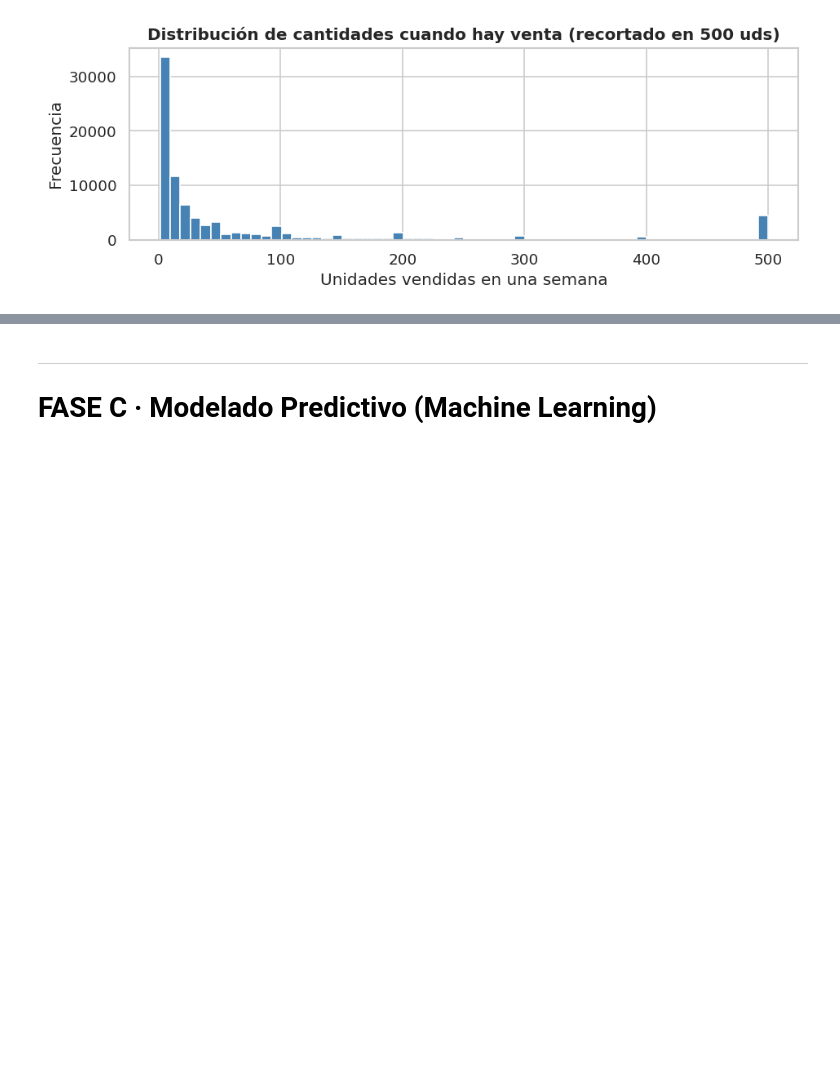
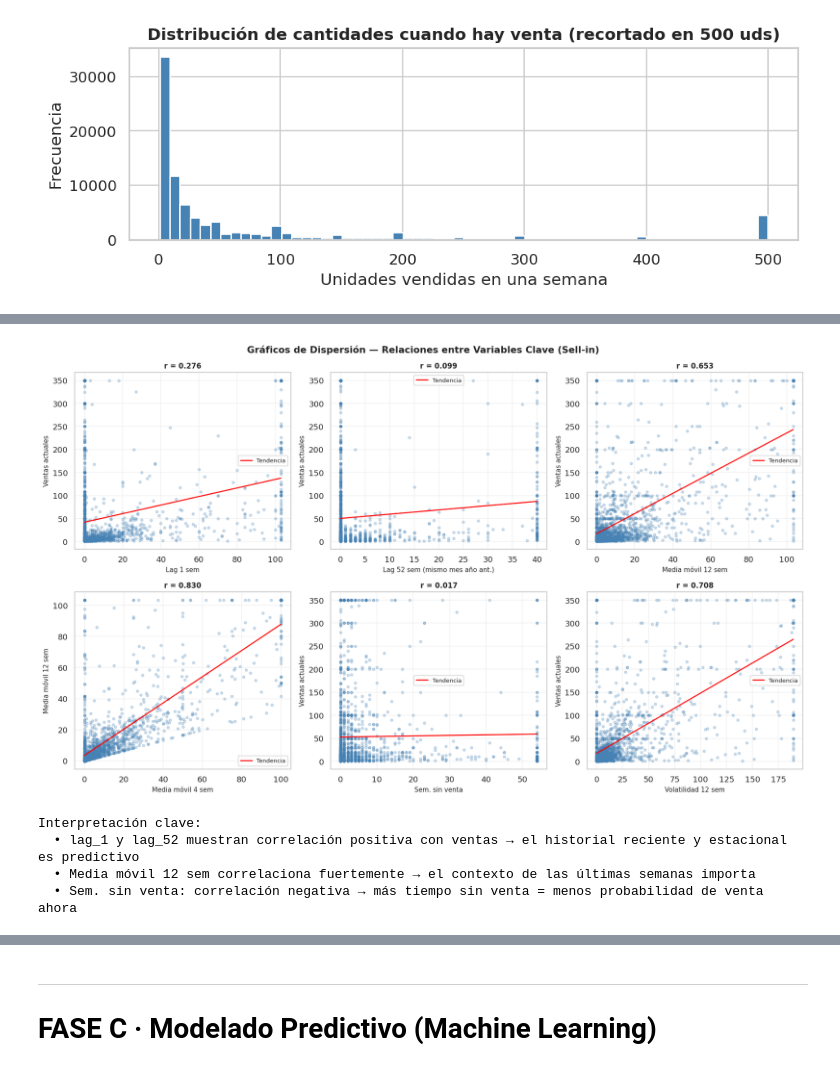
Before and after one commit to JeanCVP/forecasting-platform, a Jupyter notebook: hackathon_sic2025.ipynb, the cells around one changed output, grey strips where cells are left out. Cells and saved outputs as stored; diff of their text form; code cells hidden in the pictures; blank space fills up the shorter version.

```diff
--- a/hackathon_sic2025.ipynb
+++ b/hackathon_sic2025.ipynb
@@ -327,0 +442,48 @@ Cuando hay venta (cantidad > 0):
+# %%
+fig, axes = plt.subplots(2, 3, figsize=(15, 9))
+axes = axes.flatten()
+fig.suptitle('Gráficos de Dispersión — Relaciones entre Variables Clave (Sell-in)',
+             fontweight='bold', fontsize=13)
+
+# Muestra pequeña para dispersión clara
+scatter_sample = gold[feat_cols + ['quantity']].dropna()
+scatter_sample = scatter_sample[scatter_sample['quantity'] > 0].sample(2000, random_state=42)
+
+scatter_pairs = [
+    ('lag_1',           'quantity',        'Lag 1 sem',         'Ventas actuales'),
+    ('lag_52',          'quantity',        'Lag 52 sem (mismo mes año ant.)', 'Ventas actuales'),
+    ('rolling_mean_12', 'quantity',        'Media móvil 12 sem','Ventas actuales'),
+    ('rolling_mean_4',  'rolling_mean_12', 'Media móvil 4 sem', 'Media móvil 12 sem'),
+    ('weeks_since_last_sale', 'quantity',  'Sem. sin venta',    'Ventas actuales'),
+    ('rolling_std_12',  'quantity',        'Volatilidad 12 sem','Ventas actuales'),
+]
+
+for ax, (x_col, y_col, x_lbl, y_lbl) in zip(axes, scatter_pairs):
+    x_vals = scatter_sample[x_col].clip(0, scatter_sample[x_col].quantile(0.95))
+    y_vals = scatter_sample[y_col].clip(0, scatter_sample[y_col].quantile(0.95))
+    ax.scatter(x_vals, y_vals, alpha=0.25, s=12, color='steelblue')
+    # Línea de tendencia
+    z = np.polyfit(x_vals, y_vals, 1)
+    p = np.poly1d(z)
+    x_line = np.linspace(x_vals.min(), x_vals.max(), 100)
+    ax.plot(x_line, p(x_line), 'r-', linewidth=1.5, label=f'Tendencia')
+    corr_val = np.corrcoef(x_vals, y_vals)[0,1]
+    ax.set_xlabel(x_lbl, fontsize=9)
+    ax.set_ylabel(y_lbl, fontsize=9)
+    ax.set_title(f'r = {corr_val:.3f}', fontsize=10, fontweight='bold')
+    ax.legend(fontsize=8)
+    ax.grid(alpha=0.25)
+
+plt.tight_layout()
+plt.show()
+
+print("Interpretación clave:")
+print("  • lag_1 y lag_52 muestran correlación positiva con ventas → el historial reciente y estacional es predictivo")
+print("  • Media móvil 12 sem correlaciona fuertemente → el contexto de las últimas semanas importa")
+print("  • Sem. sin venta: correlación negativa → más tiempo sin venta = menos probabilidad de venta ahora")
+# %% [output]
+[figure, added]
+Interpretación clave:
+  • lag_1 y lag_52 muestran correlación positiva con ventas → el historial reciente y estacional es predictivo
+  • Media móvil 12 sem correlaciona fuertemente → el contexto de las últimas semanas importa
+  • Sem. sin venta: correlación negativa → más tiempo sin venta = menos probabilidad de venta ahora
```
Also changed, not shown: parts of 8 cells of this notebook, 1 other file.
